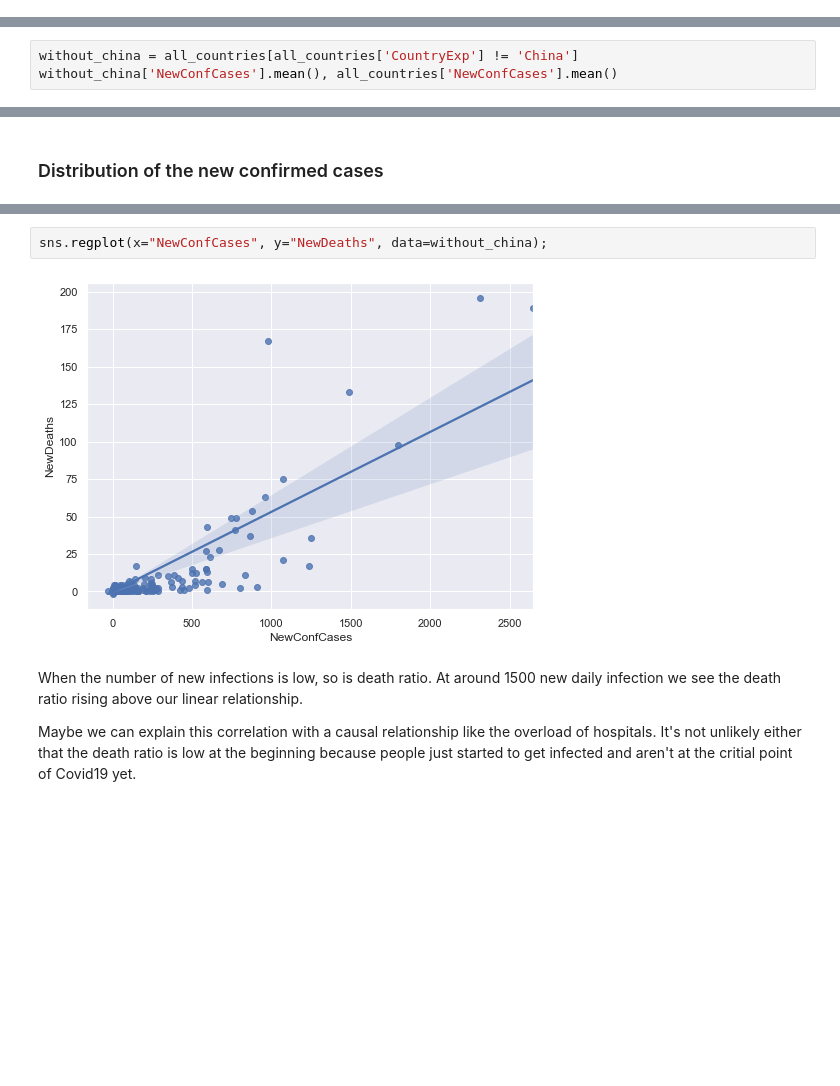
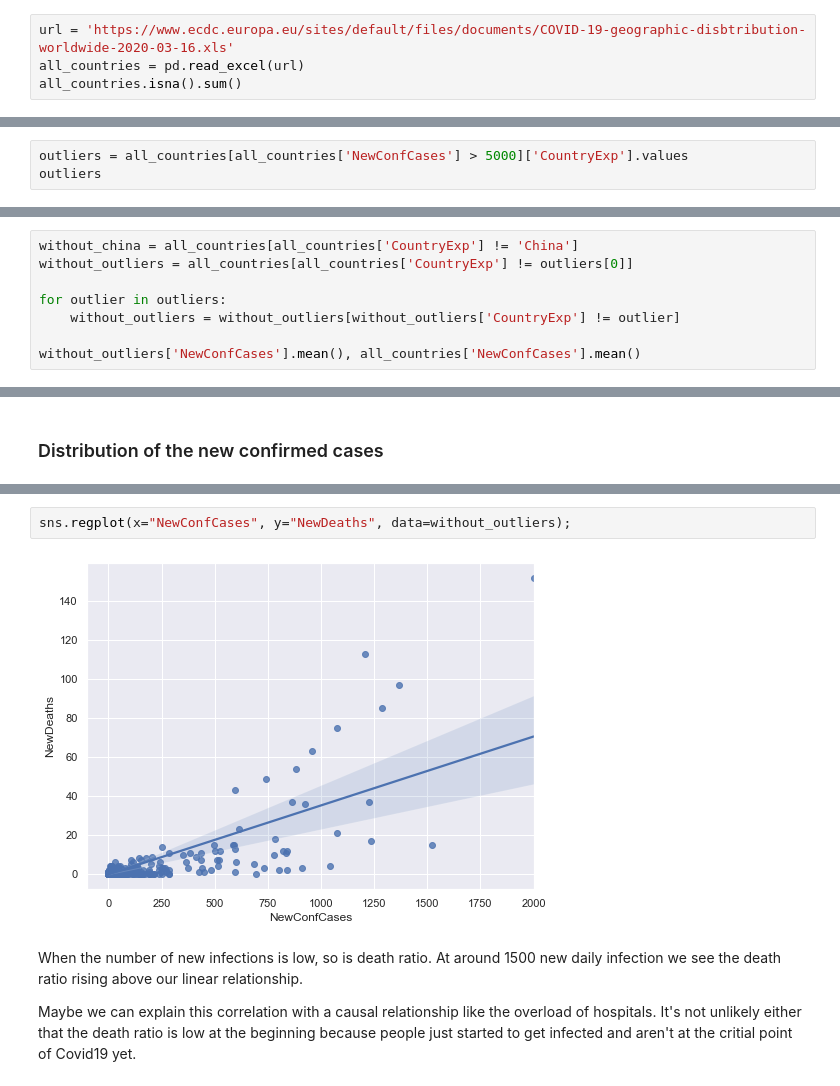
Before and after one commit to tnfru/data_analysis, a Jupyter notebook: Covid19/Covid19.ipynb, the cells around one changed output, grey strips where cells are left out. Cells and saved outputs as stored; diff of their text form; blank space fills up the shorter version.

Commit message:
add: read data directly from feed

```diff
--- a/Covid19/Covid19.ipynb
+++ b/Covid19/Covid19.ipynb
@@ -26,0 +14,4 @@ dtype: int64
+# %%
+url = 'https://www.ecdc.europa.eu/sites/default/files/documents/COVID-19-geographic-disbtribution-worldwide-2020-03-16.xls'
+all_countries = pd.read_excel(url)
+all_countries.isna().sum()
@@ -57,0 +60,3 @@ summed[summed['NewConfCases'] > 10000]
+# %%
+outliers = all_countries[all_countries['NewConfCases'] > 5000]['CountryExp'].values
+outliers
@@ -58,4 +65,9 @@ summed[summed['NewConfCases'] > 10000]
 # %%
 without_china = all_countries[all_countries['CountryExp'] != 'China']
-without_china['NewConfCases'].mean(), all_countries['NewConfCases'].mean()
+without_outliers = all_countries[all_countries['CountryExp'] != outliers[0]]
+
+for outlier in outliers:
+    without_outliers = without_outliers[without_outliers['CountryExp'] != outlier]
+
+without_outliers['NewConfCases'].mean(), all_countries['NewConfCases'].mean()
 # %% [output]
@@ -100,7 +112,7 @@ sns.regplot(x="NewConfCases", y="NewDeaths", data=all_countries);
 # %%
-sns.regplot(x="NewConfCases", y="NewDeaths", data=without_china);
+sns.regplot(x="NewConfCases", y="NewDeaths", data=without_outliers);
 # %% [output]
-[figure, old version]
+[figure, new version]
 # %% [markdown]
 When the number of new infections is low, so is death ratio. At around 1500 new daily infection we see the death ratio rising above our linear relationship.
 
```
Also changed, not shown: parts of 23 cells of this notebook, 1 other file.
